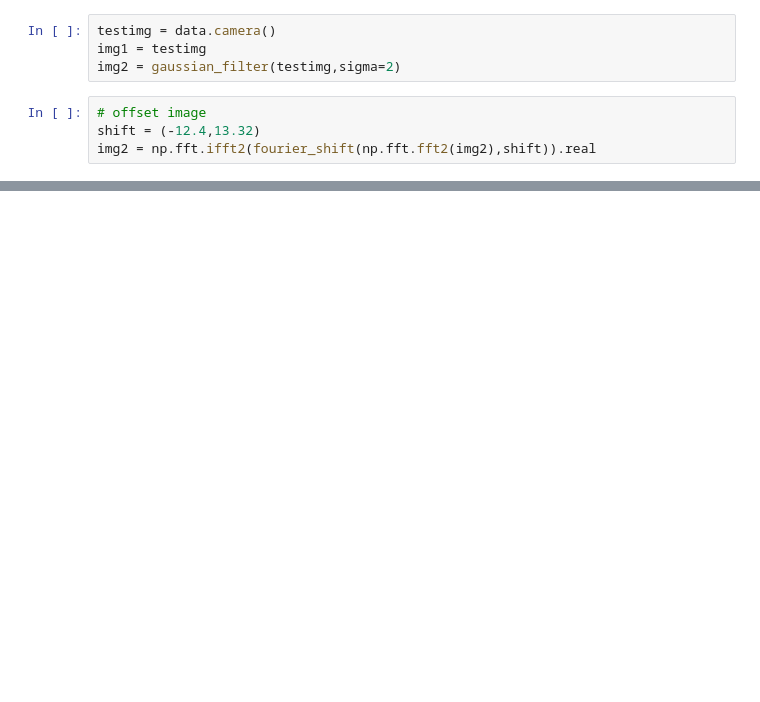
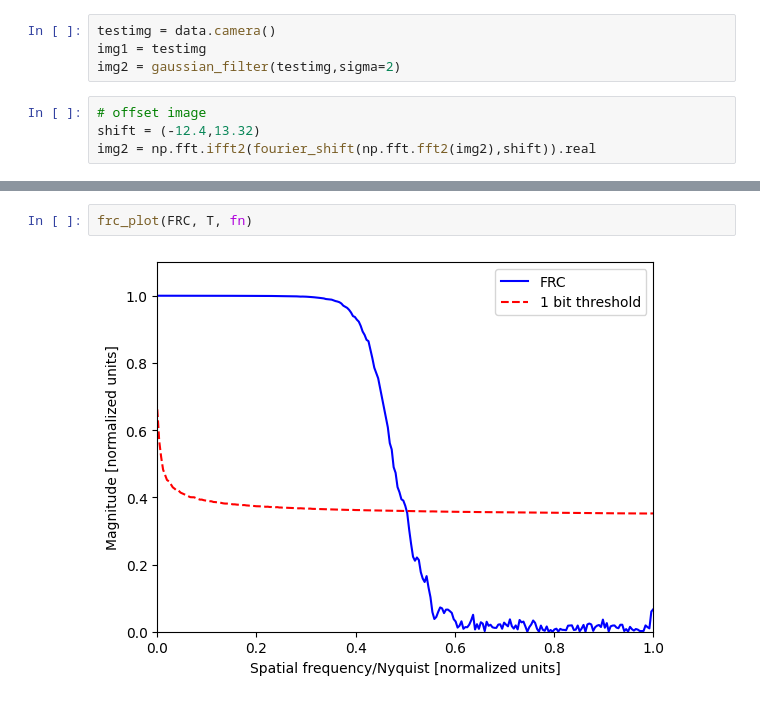
Before and after one commit to ptycho/ptypy, a Jupyter notebook: ptypy/utils/test_FRC.ipynb, the cells around one changed output, grey strips where cells are left out. Cells and saved outputs as stored; diff of their text form; blank space fills up the shorter version.

```diff
--- a/ptypy/utils/test_FRC.ipynb
+++ b/ptypy/utils/test_FRC.ipynb
@@ -23 +22,5 @@ NameError: name 'tqdm' is not defined
 [figure]
+# %%
+frc_plot(FRC, T, fn)
+# %% [output]
+[figure, added]
```
Also changed, not shown: parts of 2 cells of this notebook, 1 other file.
